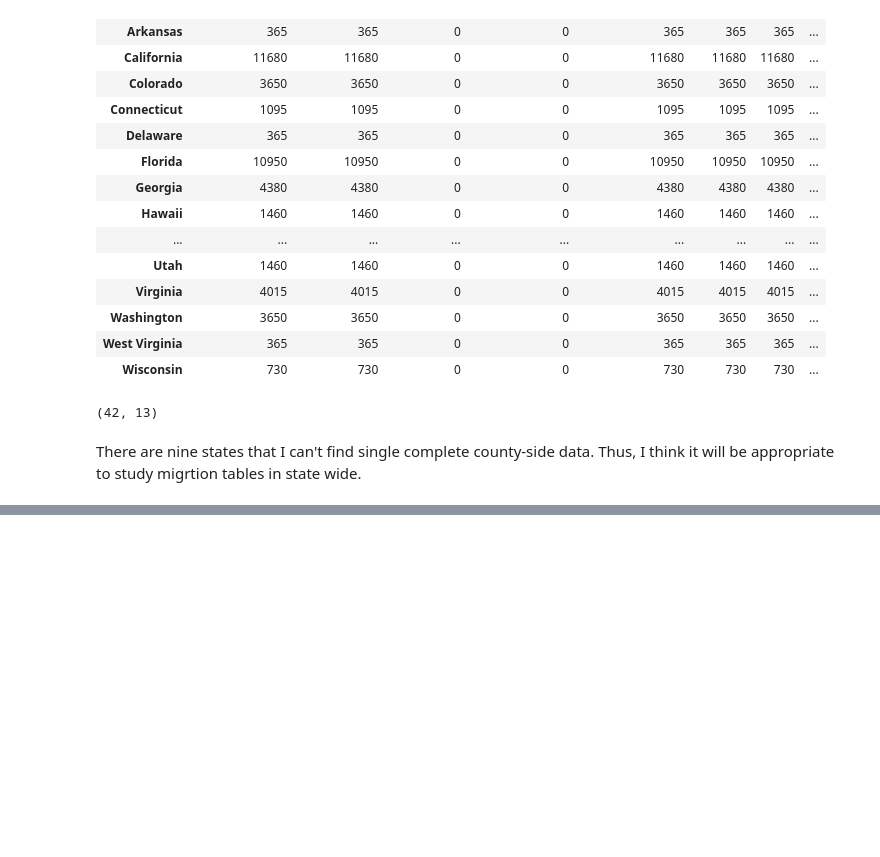
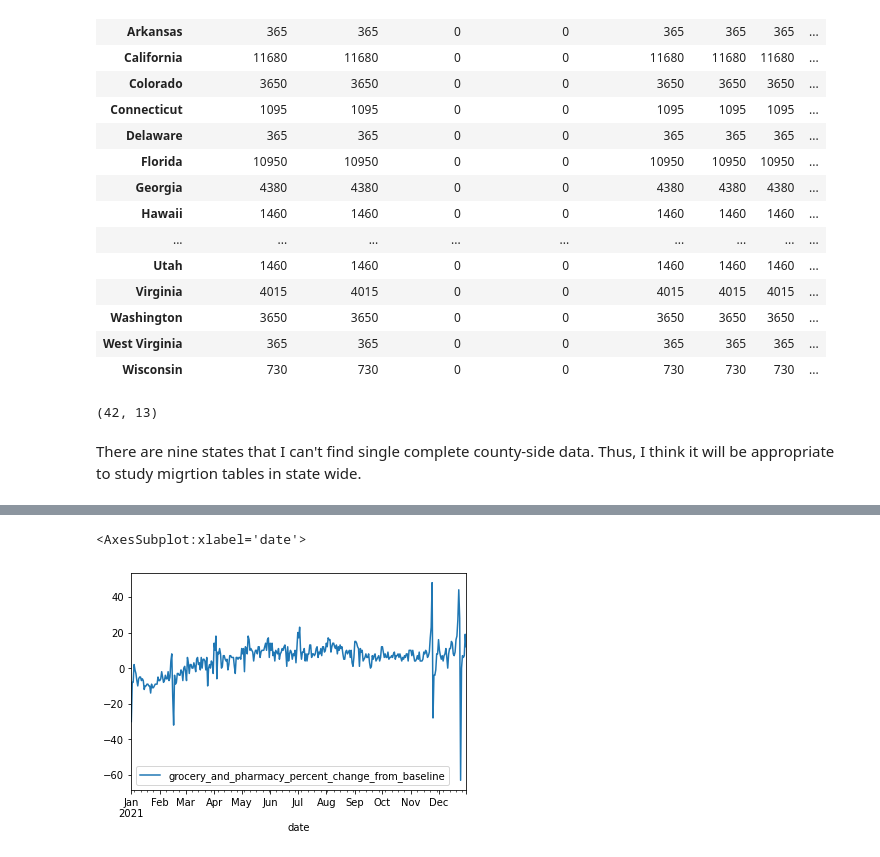
Before and after one commit to linhdinh1989/DS4AW_project, a Jupyter notebook: data_cleaning/preprocessing_mobility_reports.ipynb, the cells around one changed output, grey strips where cells are left out. Drawn from its saved outputs; the diff is of its cells as text; code cells hidden in the pictures; blank space fills up the shorter version.

```diff
--- a/data_cleaning/preprocessing_mobility_reports.ipynb
+++ b/data_cleaning/preprocessing_mobility_reports.ipynb
@@ -234,0 +280,5 @@ There are nine states that I can't find single complete county-side data. Thus,
+# %%
+Alabama_state.plot(x="date", y='grocery_and_pharmacy_percent_change_from_baseline')
+# %% [output]
+<AxesSubplot:xlabel='date'>
+[figure, added]
```
Also changed, not shown: parts of 25 cells of this notebook.
